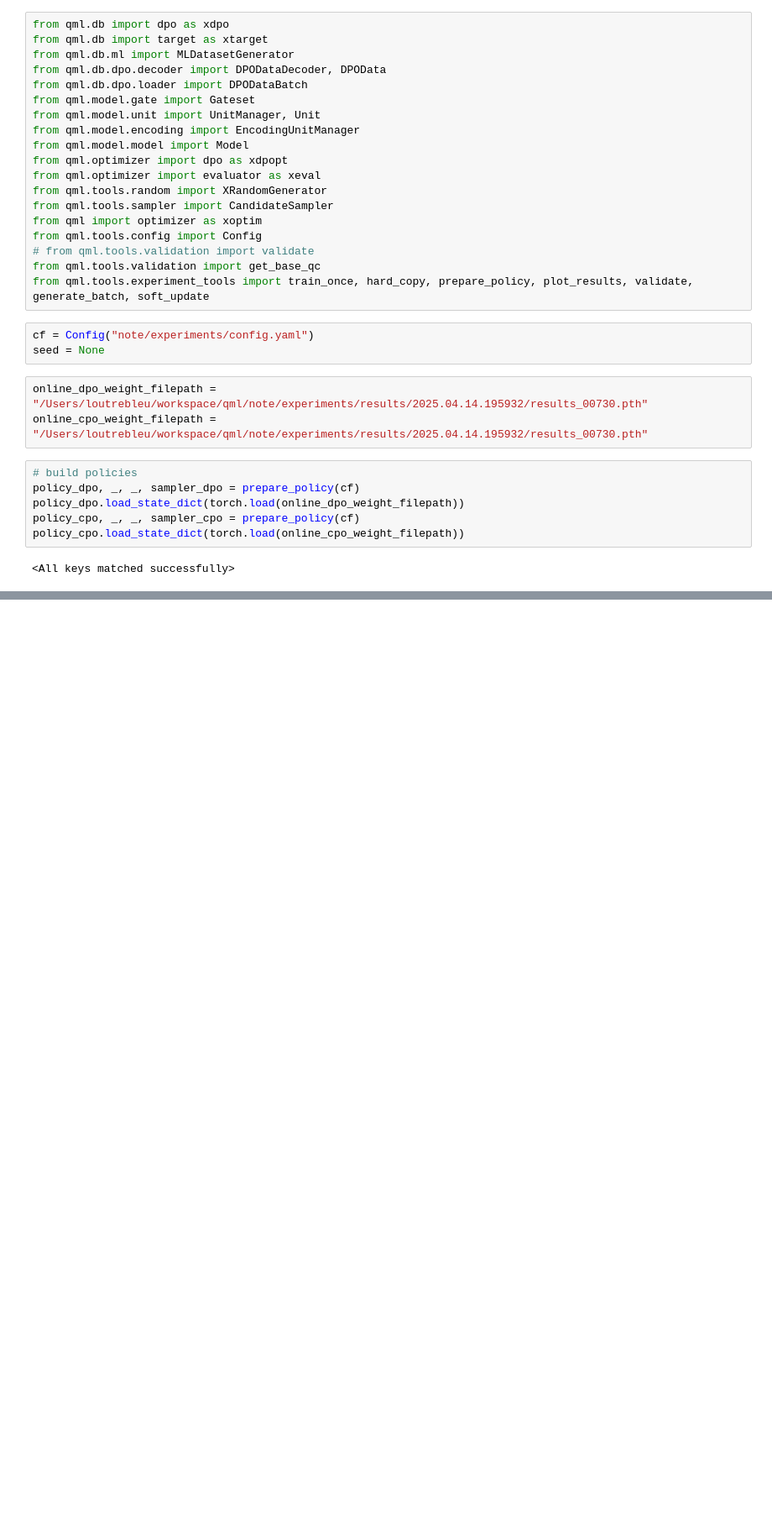
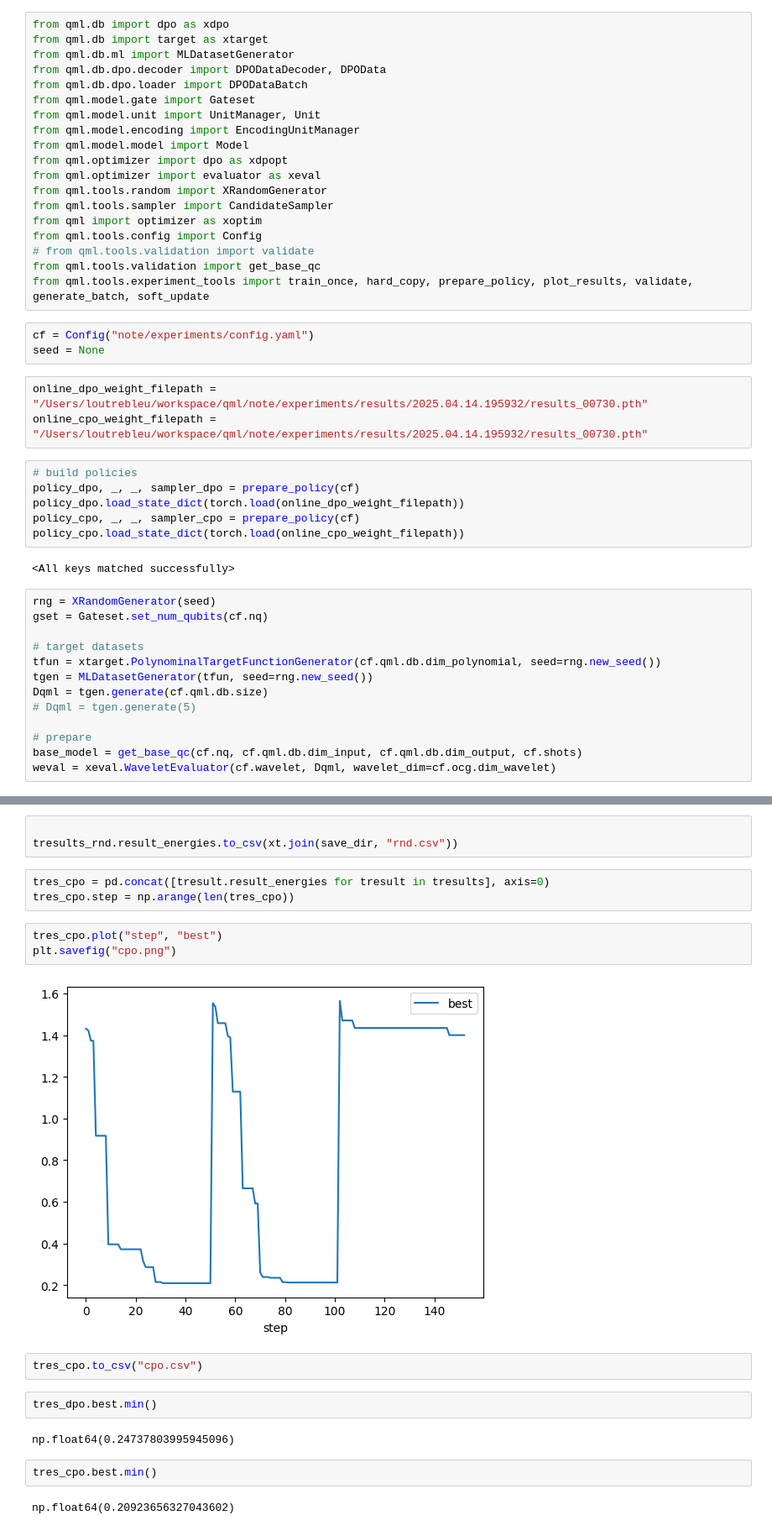
Before and after one commit to loutrebleu/qml, a Jupyter notebook: note/experiments/25.04.14-apres-train-validation.ipynb, the cells around one changed output, grey strips where cells are left out. Shown: that part at 84% size. Drawn from its saved outputs; the diff is of its cells as text; blank space fills up the shorter version.

```diff
--- a/note/experiments/25.04.14-apres-train-validation.ipynb
+++ b/note/experiments/25.04.14-apres-train-validation.ipynb
@@ -51,3 +52,16 @@ policy_cpo, _, _, sampler_cpo = prepare_policy(cf)
 policy_cpo.load_state_dict(torch.load(online_cpo_weight_filepath))
 # %% [output]
 <All keys matched successfully>
+# %%
+rng = XRandomGenerator(seed)
+gset = Gateset.set_num_qubits(cf.nq)
+
+# target datasets
+tfun = xtarget.PolynominalTargetFunctionGenerator(cf.qml.db.dim_polynomial, seed=rng.new_seed())
+tgen = MLDatasetGenerator(tfun, seed=rng.new_seed())
+Dqml = tgen.generate(cf.qml.db.size)
+# Dqml = tgen.generate(5)
+
+# prepare
+base_model = get_base_qc(cf.nq, cf.qml.db.dim_input, cf.qml.db.dim_output, cf.shots)
+weval = xeval.WaveletEvaluator(cf.wavelet, Dqml, wavelet_dim=cf.ocg.dim_wavelet)
@@ -54,3 +201,24 @@ policy_cpo.load_state_dict(torch.load(online_cpo_weight_filepath))
+# %%
+
+tresults_rnd.result_energies.to_csv(xt.join(save_dir, "rnd.csv"))
+# %%
+tres_cpo = pd.concat([tresult.result_energies for tresult in tresults], axis=0)
+tres_cpo.step = np.arange(len(tres_cpo))
+# %%
+tres_cpo.plot("step", "best")
+plt.savefig("cpo.png")
+# %% [output]
+[figure, added]
+# %%
+tres_cpo.to_csv("cpo.csv")
+# %%
+tres_dpo.best.min()
+# %% [output]
+np.float64(0.24737803995945096)
+# %%
+tres_cpo.best.min()
+# %% [output]
+np.float64(0.20923656327043602)
 # %%
 rng = XRandomGenerator(seed)
 gset = Gateset.set_num_qubits(cf.nq)
```
Also changed, not shown: parts of 5 cells of this notebook, 32 other files.
